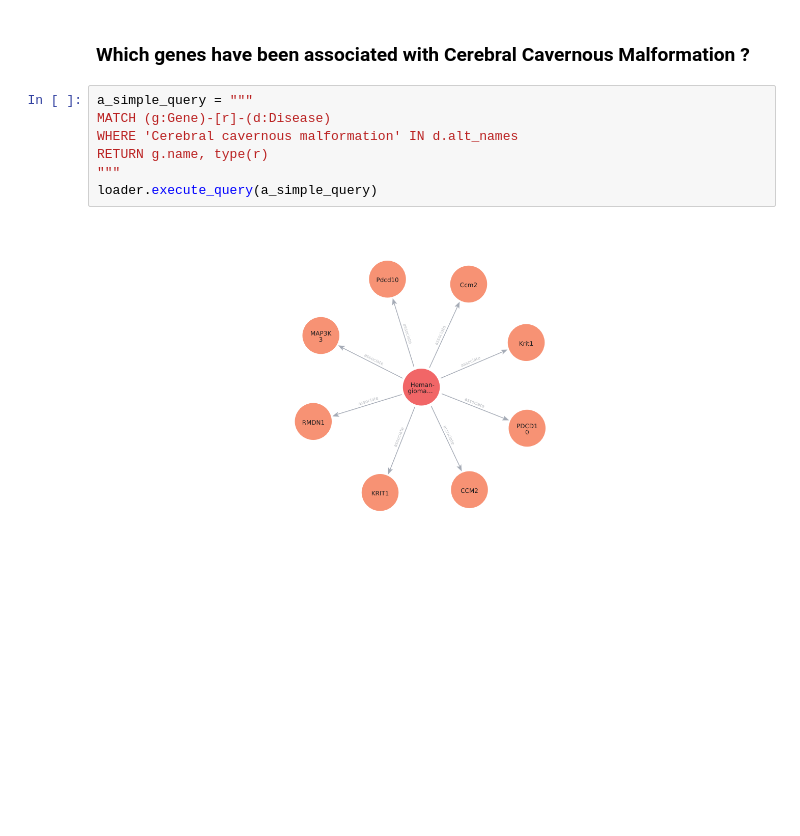
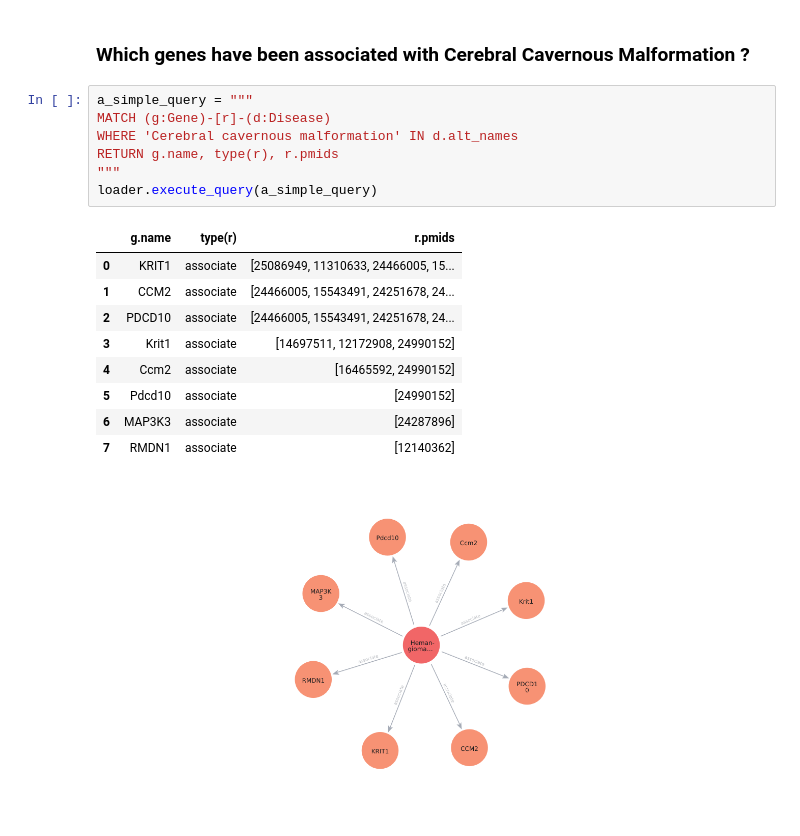
Before and after one commit to idiap/tutorial-biokg-meet-llm, a Jupyter notebook: notebooks/inference_kg_rag.ipynb, the cells around one changed output. Drawn from its saved outputs; the diff is of its cells as text; blank space fills up the shorter version.

```diff
--- a/notebooks/inference_kg_rag.ipynb
+++ b/notebooks/inference_kg_rag.ipynb
@@ -72,10 +85,20 @@ loader.execute_query(a_simple_query)
 # %%
 a_simple_query = """
 MATCH (g:Gene)-[r]-(d:Disease)
 WHERE 'Cerebral cavernous malformation' IN d.alt_names
-RETURN g.name, type(r)
+RETURN g.name, type(r), r.pmids
 """
 loader.execute_query(a_simple_query)
+# %% [output]
+|  | g.name | type(r) | r.pmids |
+| 0 | KRIT1 | associate | [25086949, 11310633, 24466005, 15... |
+| 1 | CCM2 | associate | [24466005, 15543491, 24251678, 24... |
+| 2 | PDCD10 | associate | [24466005, 15543491, 24251678, 24... |
+| 3 | Krit1 | associate | [14697511, 12172908, 24990152] |
+| 4 | Ccm2 | associate | [16465592, 24990152] |
+| 5 | Pdcd10 | associate | [24990152] |
+| 6 | MAP3K3 | associate | [24287896] |
+| 7 | RMDN1 | associate | [12140362] |
 # %% [markdown]
 ![image_s2.png](embedded-picture-1)
 # %% [markdown]
```
Also changed, not shown: parts of 50 cells of this notebook, 1 other file.
